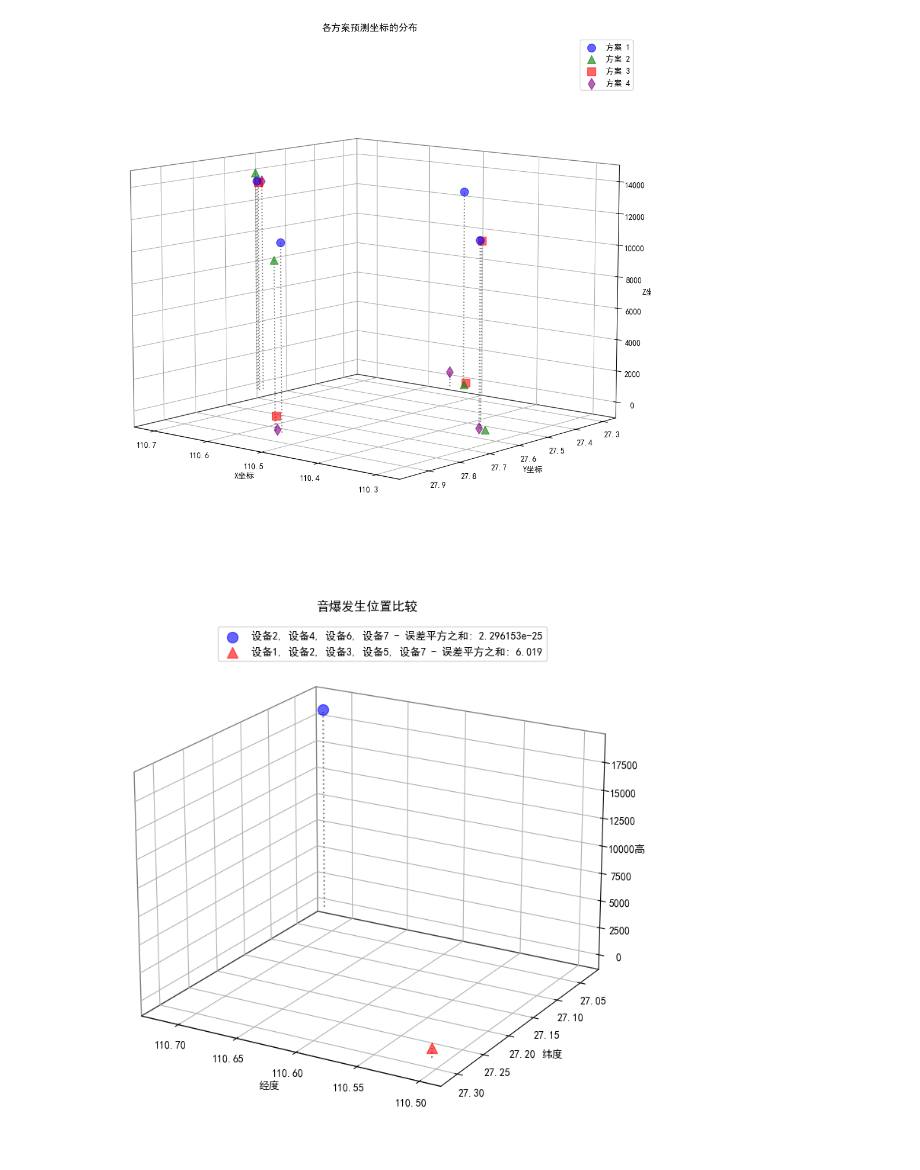
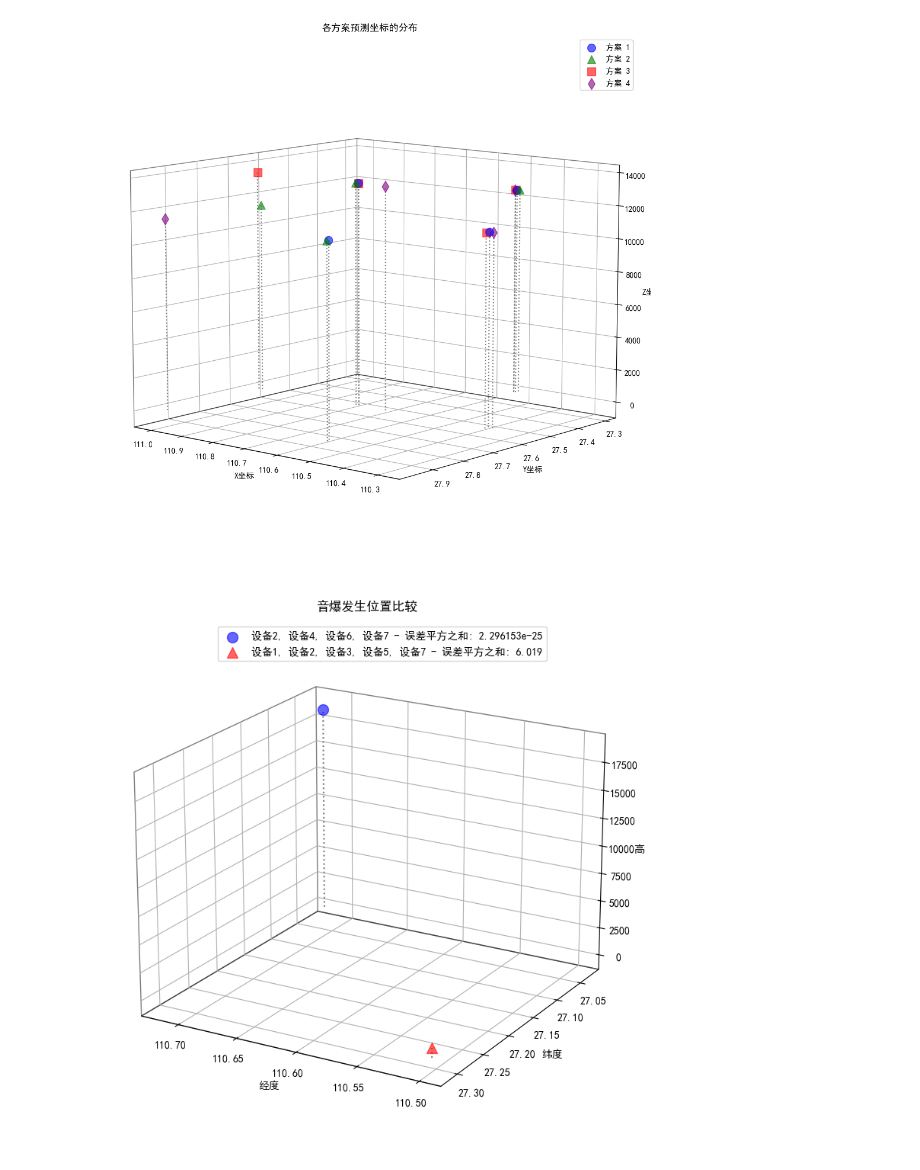
Before and after one commit to potatoQi/2024-Chongqing-University-Mathematical-Modeling-Competition, a Jupyter notebook: draw.ipynb, the cells around one changed output. Saved outputs shown, nothing was run; the diff lists cells and outputs as text; code cells hidden in the pictures.

```diff
--- a/draw.ipynb
+++ b/draw.ipynb
@@ -15,6 +15,11 @@ coords_scheme2 = [(110.5, 27.32, 0.0), (110.5, 27.95, 10403.42), (110.7, 27.65,
 coords_scheme3 = [(110.7, 27.65, 13468.04), (110.3, 27.65, 11478.44), (110.5, 27.93, 891.87), (110.5, 27.3, 0.0)]
 coords_scheme4 = [(110.7, 27.65, 13468.16), (110.5, 27.94, 0.0), (110.5, 27.35, 929.53), (110.3, 27.66, 0.0)]
 
+coords_scheme5 = [(110.50, 27.95, 11512.66), (110.50, 27.31, 12514.40), (110.70, 27.65, 13469.49), (110.30, 27.65, 11475.63)]
+coords_scheme6 = [(110.70, 27.65, 13468.37), (110.50, 27.31, 12513.98), (110.50, 27.95, 11528.86), (111.00, 27.65, 11478.44)]
+coords_scheme7 = [(110.50, 27.31, 12513.86), (110.30, 27.65, 11477.62), (111.00, 27.65, 13468.22), (110.70, 27.65, 13468.21)]
+coords_scheme8 = [(110.60, 27.65, 13468.07), (110.50, 27.31, 12513.89), (111.00, 27.95, 11529.34), (110.30, 27.65, 11478.43)]
+
 # 添加较小的随机扰动以分开重叠的点
 def add_noise(coords, noise_level=0.01):
     noisy_coords = [(x + np.random.uniform(-noise_level, noise_level),
@@ -27,42 +32,48 @@ coords_scheme2 = add_noise(coords_scheme2, noise_level=0.01)
 coords_scheme3 = add_noise(coords_scheme3, noise_level=0.01)
 coords_scheme4 = add_noise(coords_scheme4, noise_level=0.01)
 
+coords_scheme5 = add_noise(coords_scheme5, noise_level=0.01)
+coords_scheme6 = add_noise(coords_scheme6, noise_level=0.01)
+coords_scheme7 = add_noise(coords_scheme7, noise_level=0.01)
+coords_scheme8 = add_noise(coords_scheme8, noise_level=0.01)
+
 # 将所有坐标聚合
-all_coords = [coords_scheme1, coords_scheme2, coords_scheme3, coords_scheme4]
+# all_coords = [coords_scheme1, coords_scheme2, coords_scheme3, coords_scheme4]
+all_coords = [coords_scheme5, coords_scheme6, coords_scheme7, coords_scheme8]
 schemes = ['方案 1', '方案 2', '方案 3', '方案 4']
-markers = ['o', '^', 's', 'd']
+markers = ['o', '^', 's', 'd', 'p', '*', 'x', 'h']
 
 fig = plt.figure(figsize=(20, 12))
 ax = fig.add_subplot(111, projection='3d')
 
 colors = ['blue', 'green', 'red', 'purple']
 for i, coords in enumerate(all_coords):
     xs, ys, zs = zip(*coords)
     ax.scatter(xs, ys, zs, c=colors[i], label=schemes[i], s=100, alpha=0.6, marker=markers[i])  # 使用不同形状的标记
     # 添加虚线连接每个点到z轴
     for x, y, z in coords:
         ax.plot([x, x], [y, y], [0, z], linestyle='dotted', color='gray')
 
 # 增加立体感
 ax.grid(True)
 ax.xaxis.pane.fill = False
 ax.yaxis.pane.fill = False
 ax.zaxis.pane.fill = False
 ax.xaxis.pane.set_edgecolor('black')
 ax.yaxis.pane.set_edgecolor('black')
 ax.zaxis.pane.set_edgecolor('black')
 
 # 设置不同的视角
 ax.view_init(elev=10., azim=130)  # 调整视角
 
 ax.set_xlabel('X坐标')
 ax.set_ylabel('Y坐标')
 ax.set_zlabel('Z坐标')
 ax.set_title('各方案预测坐标的分布')
 ax.legend()
 plt.show()
 # %% [output]
-[figure, old version]
+[figure, new version]
 # %%
 # 第(1)问，单残骸在观测设备数量为4，5情况下的最优解的对比图
 import matplotlib.pyplot as plt
```
Also changed, not shown: 1 other file.
